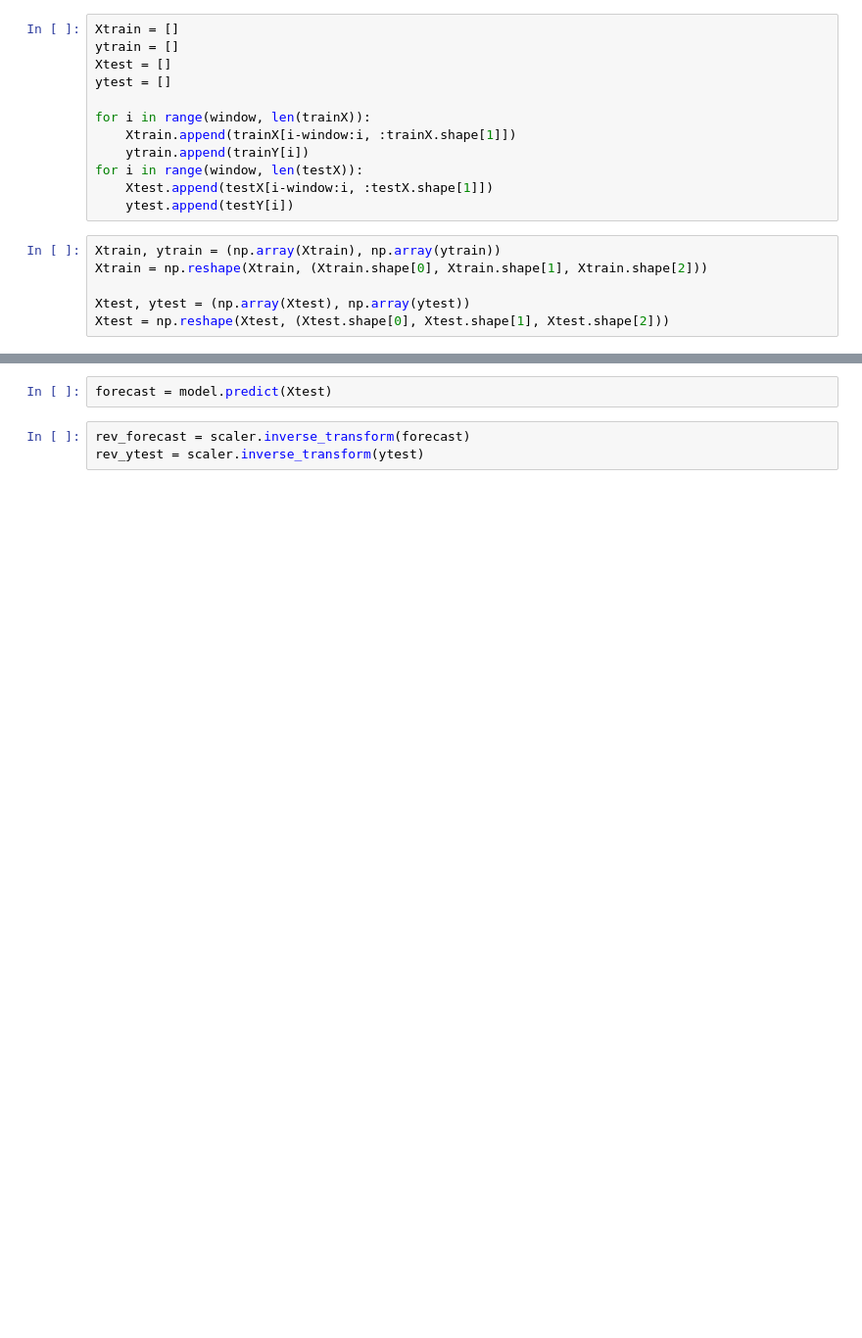
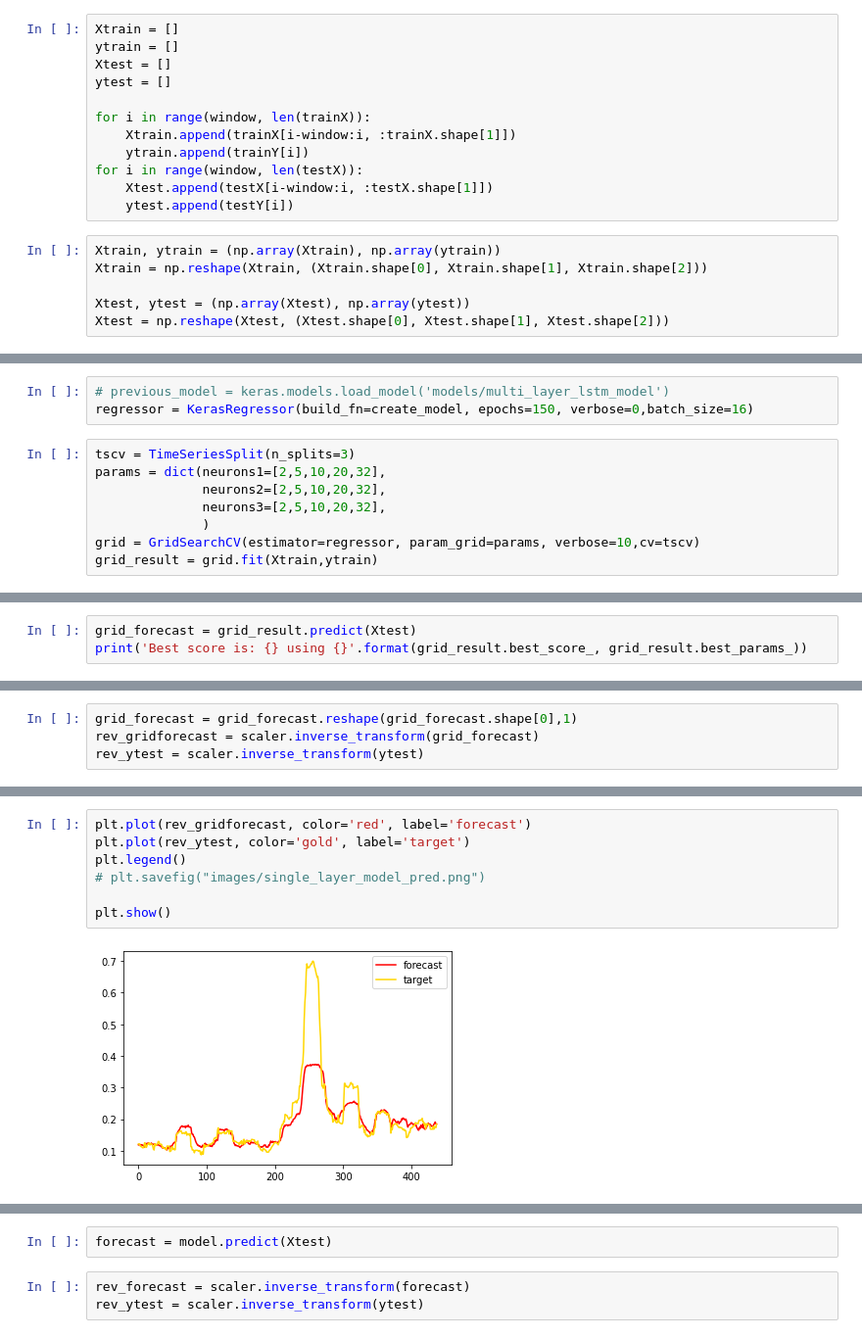
Before and after one commit to eddie8615/cs_project, a Jupyter notebook: lstm_model.ipynb, the cells around one changed output, grey strips where cells are left out. Shown: that part at 98% size. Drawn from its saved outputs; the diff is of its cells as text; blank space fills up the shorter version.

```diff
--- a/lstm_model.ipynb
+++ b/lstm_model.ipynb
@@ -172,0 +259,11 @@ from tensorflow import keras
+# %%
+# previous_model = keras.models.load_model('models/multi_layer_lstm_model')
+regressor = KerasRegressor(build_fn=create_model, epochs=150, verbose=0,batch_size=16)
+# %%
+tscv = TimeSeriesSplit(n_splits=3)
+params = dict(neurons1=[2,5,10,20,32],
+              neurons2=[2,5,10,20,32],
+              neurons3=[2,5,10,20,32],
+              )
+grid = GridSearchCV(estimator=regressor, param_grid=params, verbose=10,cv=tscv)
+grid_result = grid.fit(Xtrain,ytrain)
@@ -172,0 +288,3 @@ from tensorflow import keras
+# %%
+grid_forecast = grid_result.predict(Xtest)
+print('Best score is: {} using {}'.format(grid_result.best_score_, grid_result.best_params_))
@@ -172,0 +293,4 @@ from tensorflow import keras
+# %%
+grid_forecast = grid_forecast.reshape(grid_forecast.shape[0],1)
+rev_gridforecast = scaler.inverse_transform(grid_forecast)
+rev_ytest = scaler.inverse_transform(ytest)
@@ -173,2 +306,11 @@ from tensorflow import keras
+# %%
+plt.plot(rev_gridforecast, color='red', label='forecast')
+plt.plot(rev_ytest, color='gold', label='target')
+plt.legend()
+# plt.savefig("images/single_layer_model_pred.png")
+
+plt.show()
+# %% [output]
+[figure, added]
 # %%
 model = Sequential()
```
Also changed, not shown: parts of 27 cells of this notebook, 9 other files.
